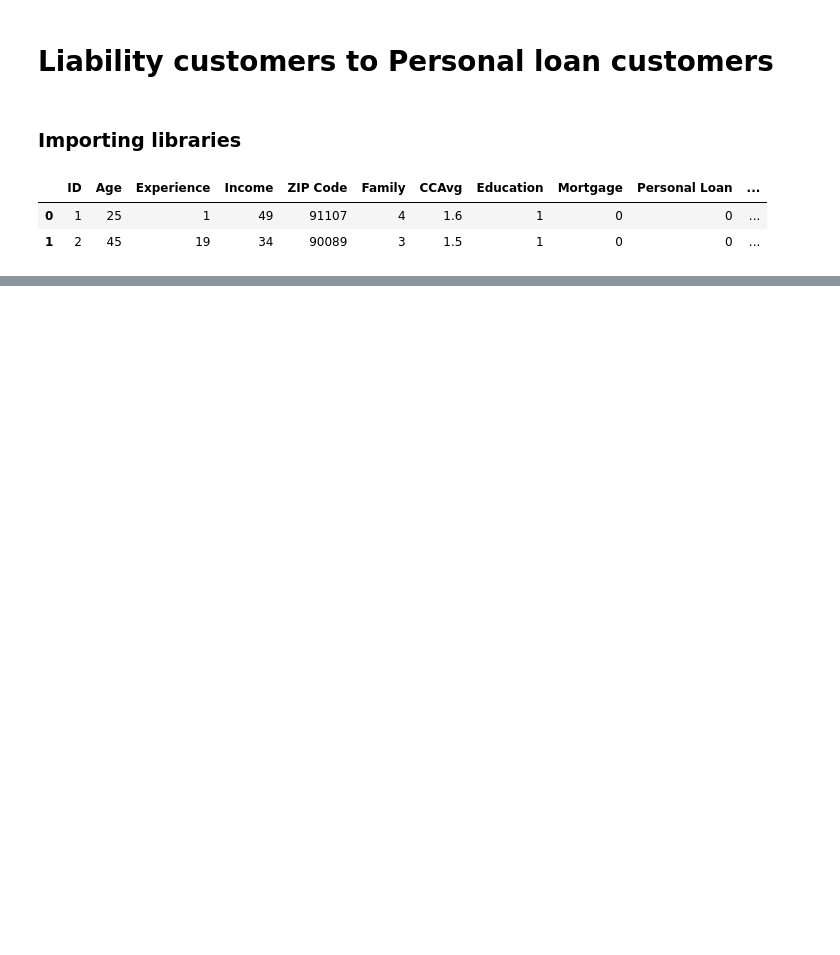
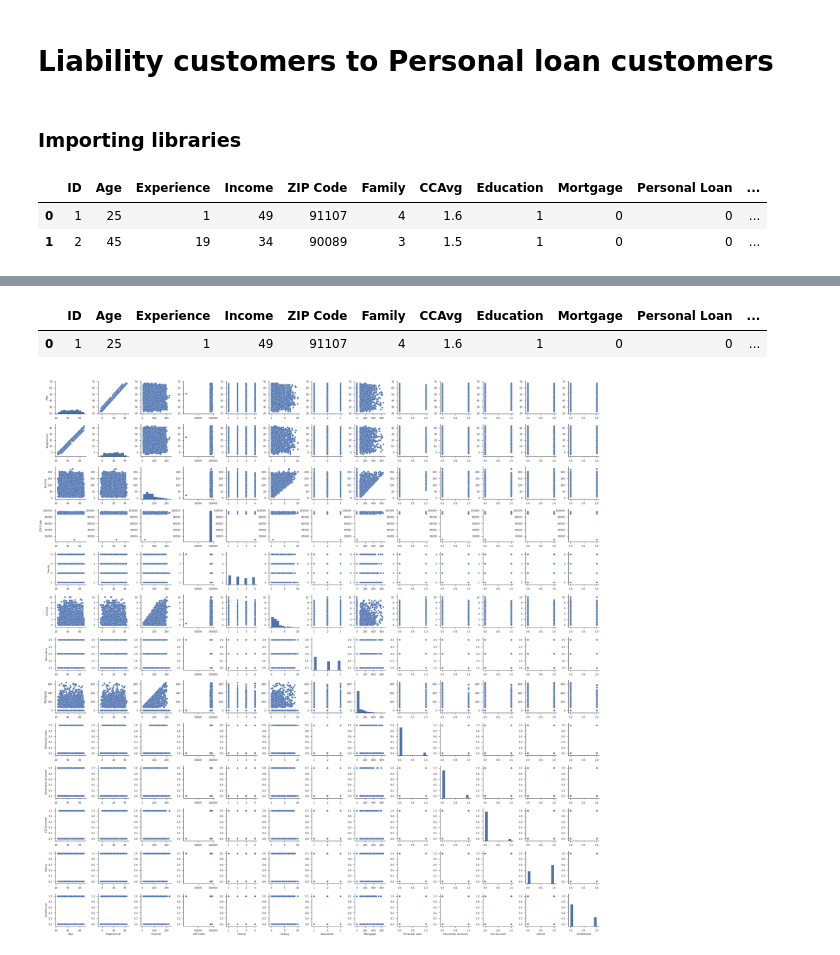
Before and after one commit to mllearnerpro/GreatLakes, a Jupyter notebook: Group3_PGPBDA.B.AUG16_SLE_MiniPro.ipynb, the cells around one changed output, grey strips where cells are left out. Saved outputs shown, nothing was run; the diff lists cells and outputs as text; code cells hidden in the pictures; blank space fills up the shorter version.

```diff
--- a/Group3_PGPBDA.B.AUG16_SLE_MiniPro.ipynb
+++ b/Group3_PGPBDA.B.AUG16_SLE_MiniPro.ipynb
@@ -5,6 +5,10 @@
 # %%
 import pandas as pd
 import numpy as np
+import matplotlib as mp
+import seaborn as sns
+%matplotlib inline
+sns.set(style="ticks")
 # %%
-data = pd.read_excel( 'Bank_Personal_Loan_Modelling-1.xlsx' , 'Data' )
+df = pd.read_excel( 'Bank_Personal_Loan_Modelling-1.xlsx' , 'Data' )
 # %%
@@ -25,3 +29,10 @@ data.describe()
 | 50% | 2500.500000 | 45.000000 | 20.000000 | 64.000000 | 93437.000000 | 2.000000 | 1.500000 | 2.000000 | 0.000000 | 0.000000 | ... |
 | 75% | 3750.250000 | 55.000000 | 30.000000 | 98.000000 | 94608.000000 | 3.000000 | 2.500000 | 3.000000 | 101.000000 | 0.000000 | ... |
 | max | 5000.000000 | 67.000000 | 43.000000 | 224.000000 | 96651.000000 | 4.000000 | 10.000000 | 3.000000 | 635.000000 | 1.000000 | ... |
+# %%
+plt = sns.pairplot(df[['Age','Experience','Income','ZIP Code','Family','CCAvg' ,'Education' , 'Mortgage','Personal Loan','Securities Account','CD Account','Online','CreditCard']] )
+df.head(1)
+# %% [output]
+|  | ID | Age | Experience | Income | ZIP Code | Family | CCAvg | Education | Mortgage | Personal Loan | ... |
+| 0 | 1 | 25 | 1 | 49 | 91107 | 4 | 1.6 | 1 | 0 | 0 | ... |
+[figure, added]
```
Also changed, not shown: parts of 8 cells of this notebook.
